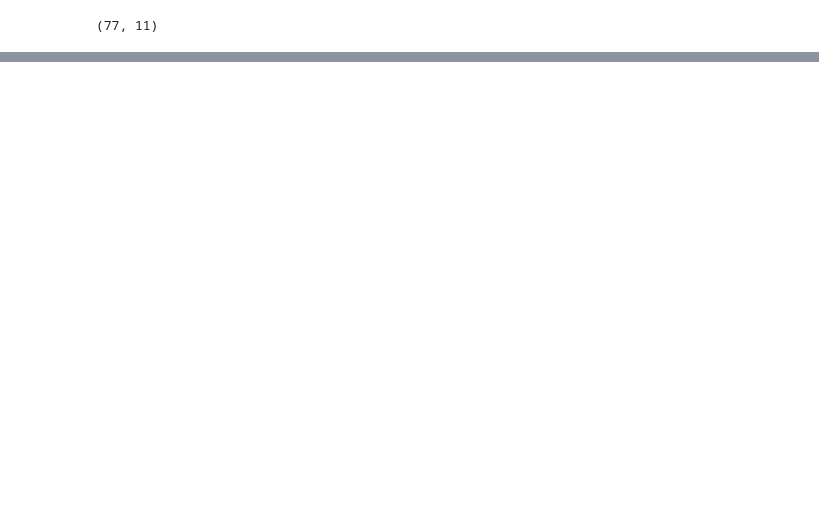
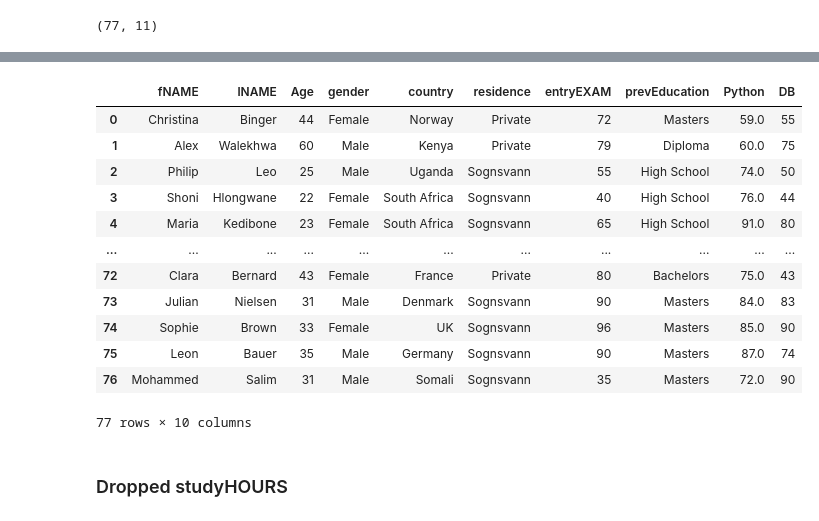
Before and after one commit to AhmMag93/Data-Cleaning-DEPI, a Jupyter notebook: Data Cleaning.ipynb, the cells around one changed output, grey strips where cells are left out. Saved outputs shown, nothing was run; the diff lists cells and outputs as text; code cells hidden in the pictures; blank space fills up the shorter version.

```diff
--- a/Data Cleaning.ipynb
+++ b/Data Cleaning.ipynb
@@ -64,0 +258,4 @@ df.shape
+# %%
+mean = df["Python"].mean()
+df["Python"] = df["Python"].fillna(round(mean))
+df["Python"].isnull().sum()
@@ -64,0 +395,19 @@ df.shape
+# %%
+df = df.drop ("studyHOURS", axis = 1)
+df
+# %% [output]
+|  | fNAME | lNAME | Age | gender | country | residence | entryEXAM | prevEducation | Python | DB |
+| 0 | Christina | Binger | 44 | Female | Norway | Private | 72 | Masters | 59.0 | 55 |
+| 1 | Alex | Walekhwa | 60 | Male | Kenya | Private | 79 | Diploma | 60.0 | 75 |
+| 2 | Philip | Leo | 25 | Male | Uganda | Sognsvann | 55 | High School | 74.0 | 50 |
+| 3 | Shoni | Hlongwane | 22 | Female | South Africa | Sognsvann | 40 | High School | 76.0 | 44 |
+| 4 | Maria | Kedibone | 23 | Female | South Africa | Sognsvann | 65 | High School | 91.0 | 80 |
+| ... | ... | ... | ... | ... | ... | ... | ... | ... | ... | ... |
+| 72 | Clara | Bernard | 43 | Female | France | Private | 80 | Bachelors | 75.0 | 43 |
+| 73 | Julian | Nielsen | 31 | Male | Denmark | Sognsvann | 90 | Masters | 84.0 | 83 |
+| 74 | Sophie | Brown | 33 | Female | UK | Sognsvann | 96 | Masters | 85.0 | 90 |
+| 75 | Leon | Bauer | 35 | Male | Germany | Sognsvann | 90 | Masters | 87.0 | 74 |
+| 76 | Mohammed | Salim | 31 | Male | Somali | Sognsvann | 35 | Masters | 72.0 | 90 |
+77 rows × 10 columns
+# %% [markdown]
+### Dropped studyHOURS
```
Also changed, not shown: parts of 39 cells of this notebook, 2 other files.
